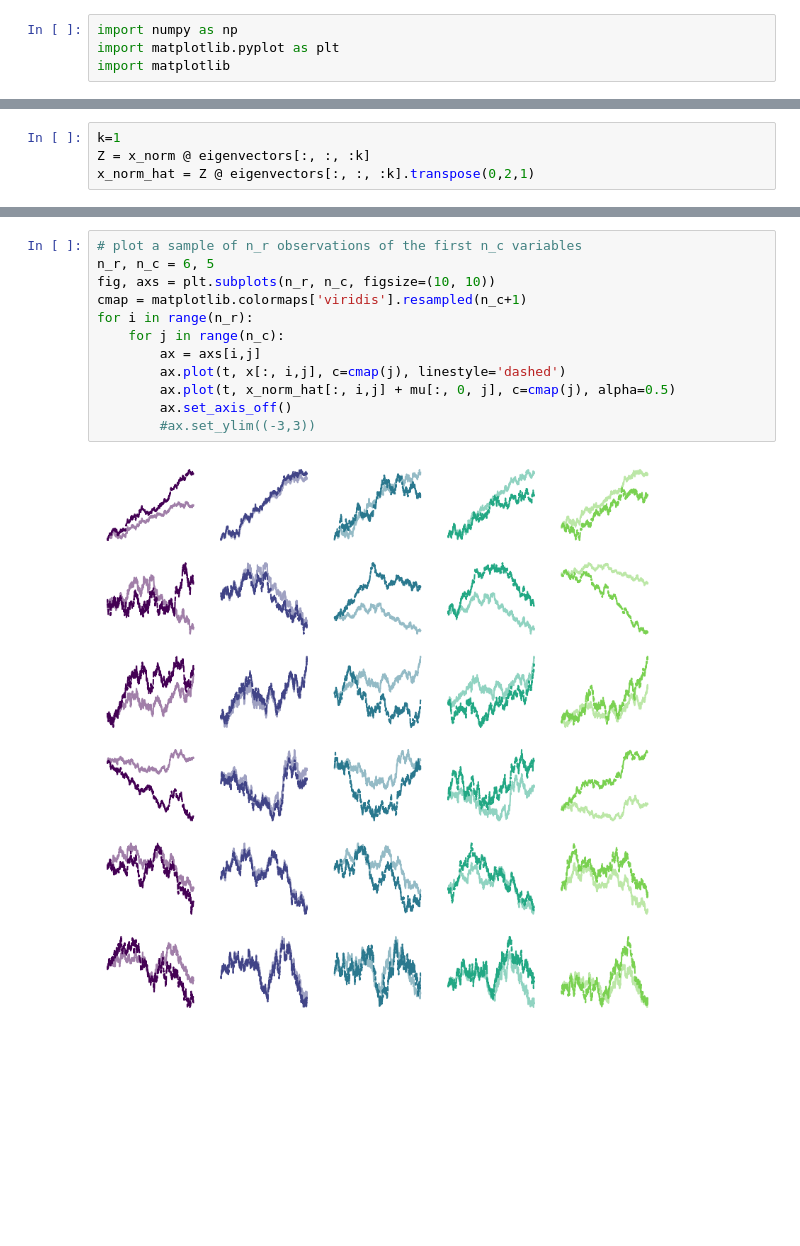
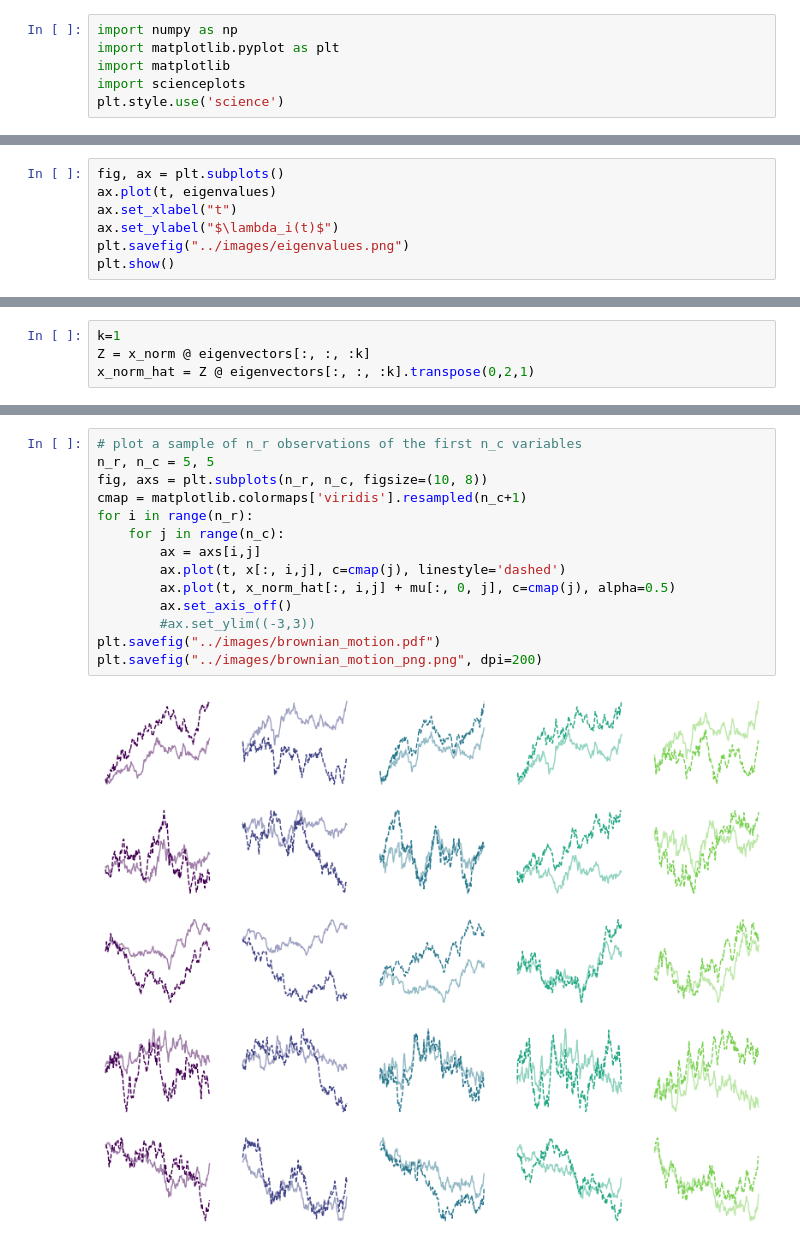
Before and after one commit to dani2442/Functional-Data-Analysis, a Jupyter notebook: notebooks/fpca.ipynb, the cells around one changed output, grey strips where cells are left out. Saved outputs shown, nothing was run; the diff lists cells and outputs as text; blank space fills up the shorter version.

```diff
--- a/notebooks/fpca.ipynb
+++ b/notebooks/fpca.ipynb
@@ -5,6 +5,8 @@
 import numpy as np
 import matplotlib.pyplot as plt
 import matplotlib
+import scienceplots
+plt.style.use('science')
 # %%
 N = 200 # number of points
 n = 100 # number of samples/observations
@@ -58,0 +56,7 @@ plt.show()
+# %%
+fig, ax = plt.subplots()
+ax.plot(t, eigenvalues)
+ax.set_xlabel("t")
+ax.set_ylabel("$\lambda_i(t)$")
+plt.savefig("../images/eigenvalues.png")
+plt.show()
@@ -73,14 +79,16 @@ Mean Square Error  0.6545589347814608
 # %%
 # plot a sample of n_r observations of the first n_c variables
-n_r, n_c = 6, 5
-fig, axs = plt.subplots(n_r, n_c, figsize=(10, 10))
+n_r, n_c = 5, 5
+fig, axs = plt.subplots(n_r, n_c, figsize=(10, 8))
 cmap = matplotlib.colormaps['viridis'].resampled(n_c+1)
 for i in range(n_r):
     for j in range(n_c):
         ax = axs[i,j]
         ax.plot(t, x[:, i,j], c=cmap(j), linestyle='dashed')
         ax.plot(t, x_norm_hat[:, i,j] + mu[:, 0, j], c=cmap(j), alpha=0.5)
         ax.set_axis_off()
         #ax.set_ylim((-3,3))
+plt.savefig("../images/brownian_motion.pdf")
+plt.savefig("../images/brownian_motion_png.png", dpi=200)
 # %% [output]
-[figure, old version]
+[figure, new version]
```
Also changed, not shown: parts of 7 cells of this notebook, 8 other files.
